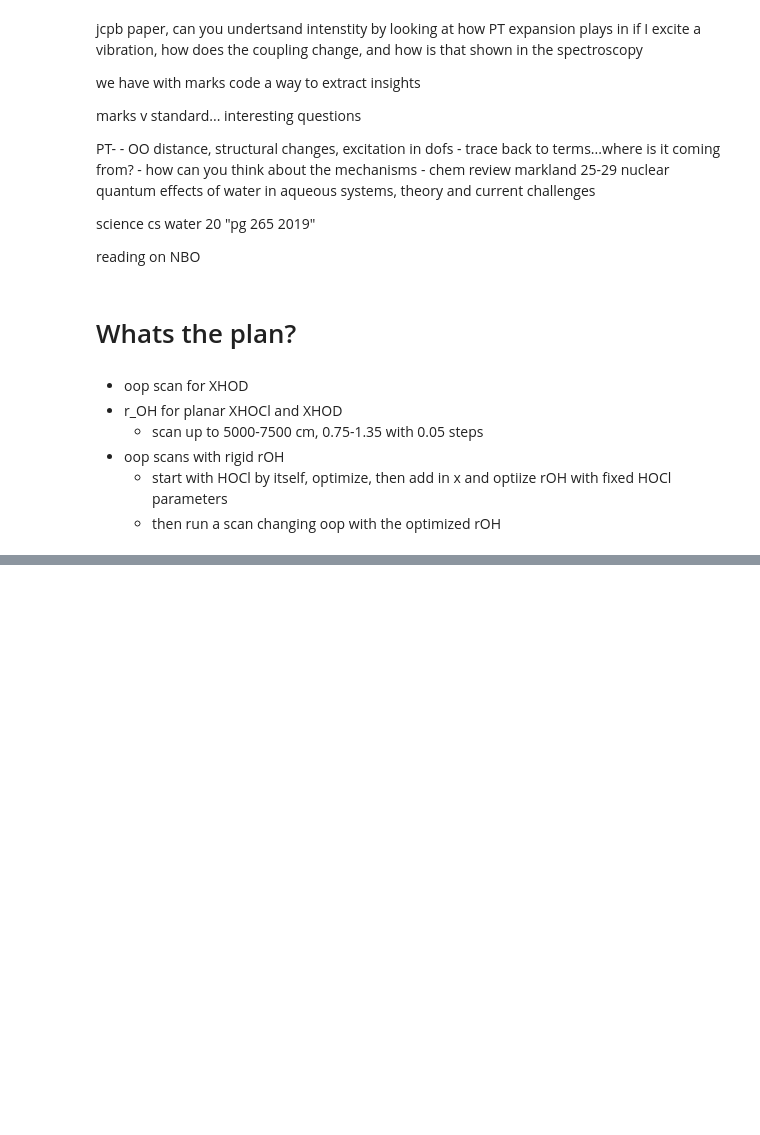
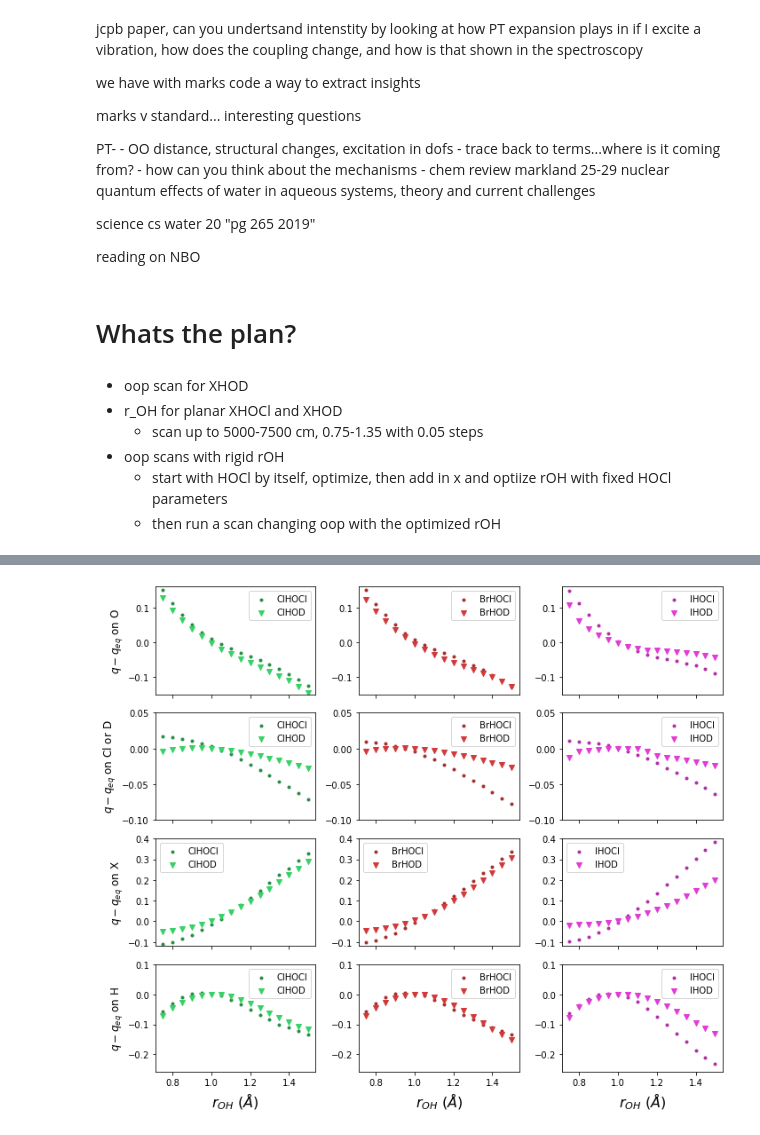
Before and after one commit to cgavinh/mccoy_hocl, a Jupyter notebook: Untitled.ipynb, the cells around one changed output, grey strips where cells are left out. Saved outputs shown, nothing was run; the diff lists cells and outputs as text; code cells hidden in the pictures; blank space fills up the shorter version.

```diff
--- a/Untitled.ipynb
+++ b/Untitled.ipynb
@@ -749,0 +999,8 @@ TypeError: _split_dispatcher() missing 1 required positional argument: 'indices_
+# %%
+#equilibrium charge values:
+clhocl_eq = np.array([-0.77004, 0.15020, -0.85006, 0.46989])
+clhod_eq = np.array([-0.99517, 0.43622, -0.93278, 0.49173])
+brhocl_eq = np.array([-0.76825, 0.15748, -0.85902, 0.46979])
+brhod_eq = np.array([-0.98812, 0.43884, -0.93907, 0.48835])
+ihocl_eq = np.array([-0.76432, 0.16510, -0.86952, 0.46873])
+ihod_eq = np.array([-1.38119, 0.66437, -0.97350, 0.69032])
@@ -749,0 +1009,72 @@ TypeError: _split_dispatcher() missing 1 required positional argument: 'indices_
+# %%
+%matplotlib inline
+fig, axs = plt.subplots(4, 3, sharex=True)
+
+
+oop = np.arange(0.75,1.55,0.05)
+axs[0,0].scatter(oop, clhocl_rOH_nbo[:,0]-clhocl_eq[0], label="ClHOCl", color='#268D45', marker='.')
+axs[1,0].scatter(oop, clhocl_rOH_nbo[:,1]-clhocl_eq[1], label="ClHOCl", color='#268D45', marker='.')
+axs[2,0].scatter(oop, clhocl_rOH_nbo[:,2]-clhocl_eq[2], label="ClHOCl", color='#268D45', marker='.')
+axs[3,0].scatter(oop, clhocl_rOH_nbo[:,3]-clhocl_eq[3], label="ClHOCl", color='#268D45', marker='.')
+
+axs[0,0].scatter(oop, clhod_rOH_nbo[:,0]-clhod_eq[0], label="ClHOD", color='#37D266', marker='v')
+axs[1,0].scatter(oop, clhod_rOH_nbo[:,1]-clhod_eq[1], label="ClHOD", color='#37D266', marker='v')
+axs[2,0].scatter(oop, clhod_rOH_nbo[:,2]-clhod_eq[2], label="ClHOD", color='#37D266', marker='v')
+axs[3,0].scatter(oop, clhod_rOH_nbo[:,3]-clhod_eq[3], label="ClHOD", color='#37D266', marker='v')
+
+axs[0,1].scatter(oop, brhocl_rOH_nbo[:,0]-brhocl_eq[0], label="BrHOCl", color='#A42D2D', marker='.')
+axs[1,1].scatter(oop, brhocl_rOH_nbo[:,1]-brhocl_eq[1], label="BrHOCl", color='#A42D2D', marker='.')
+axs[2,1].scatter(oop, brhocl_rOH_nbo[:,2]-brhocl_eq[2], label="BrHOCl", color='#A42D2D', marker='.')
+axs[3,1].scatter(oop, brhocl_rOH_nbo[:,3]-brhocl_eq[3], label="BrHOCl", color='#A42D2D', marker='.')
+
+axs[0,1].scatter(oop, brhod_rOH_nbo[:,0]-brhod_eq[0], label="BrHOD", color='#D23939', marker='v')
+axs[1,1].scatter(oop, brhod_rOH_nbo[:,1]-brhod_eq[1], label="BrHOD", color='#D23939', marker='v')
+axs[2,1].scatter(oop, brhod_rOH_nbo[:,2]-brhod_eq[2], label="BrHOD", color='#D23939', marker='v')
+axs[3,1].scatter(oop, brhod_rOH_nbo[:,3]-brhod_eq[3], label="BrHOD", color='#D23939', marker='v')
+
+axs[0,2].scatter(oop, ihocl_rOH_nbo[:,0]-ihocl_eq[0], label="IHOCl", color='#AE2FA5', marker='.')
+axs[1,2].scatter(oop, ihocl_rOH_nbo[:,1]-ihocl_eq[1], label="IHOCl", color='#AE2FA5', marker='.')
+axs[2,2].scatter(oop, ihocl_rOH_nbo[:,2]-ihocl_eq[2], label="IHOCl", color='#AE2FA5', marker='.')
+axs[3,2].scatter(oop, ihocl_rOH_nbo[:,3]-ihocl_eq[3], label="IHOCl", color='#AE2FA5', marker='.')
+
+axs[0,2].scatter(oop, ihod_rOH_nbo[:,0]-ihod_eq[0], label="IHOD", color='#E13CD6', marker='v')
+axs[1,2].scatter(oop, ihod_rOH_nbo[:,1]-ihod_eq[1], label="IHOD", color='#E13CD6', marker='v')
+axs[2,2].scatter(oop, ihod_rOH_nbo[:,2]-ihod_eq[2], label="IHOD", color='#E13CD6', marker='v')
+axs[3,2].scatter(oop, ihod_rOH_nbo[:,3]-ihod_eq[3], label="IHOD", color='#E13CD6', marker='v')
+
+
+for ax in axs[0,:]:
+    ax.set_ylim(-.15, .16)
+
+for ax in axs[1,:]:
+    ax.set_ylim(-.1, 0.05)
+
+for ax in axs[2,:]:
+    ax.set_ylim(-.12, 0.4)
+
+for ax in axs[3,:]:
+    ax.set_ylim(-.26, 0.1)
+
+for a in axs:
+    for b in a:
+        b.legend(loc='best')
+
+#axs[0,0].set_title("NBO tz")
+axs[0,0].set_ylabel("$q-q_{eq}$ on O", fontsize=12)
+axs[1,0].set_ylabel("$q-q_{eq}$ on Cl or D", fontsize=12)
+axs[2,0].set_ylabel("$q-q_{eq}$ on X", fontsize=12)
+axs[3,0].set_ylabel("$q-q_{eq}$ on H", fontsize=12)
+
+axs[3,0].set_xlabel(r'$r_{OH}$ ($\AA$)', fontsize=16)
+axs[3,1].set_xlabel(r'$r_{OH}$ ($\AA$)', fontsize=16)
+axs[3,2].set_xlabel(r'$r_{OH}$ ($\AA$)', fontsize=16)
+
+
+fig.subplots_adjust(wspace = 0, hspace = 0)
+fig.set_size_inches(w=10,h=8.5)
+
+plt.tight_layout()
+
+plt.savefig('natural_charges_xhocl_v_xhod_q-qeq.pdf')
+# %% [output]
+[figure, added]
```
Also changed, not shown: parts of 28 cells of this notebook, 2 other files.
